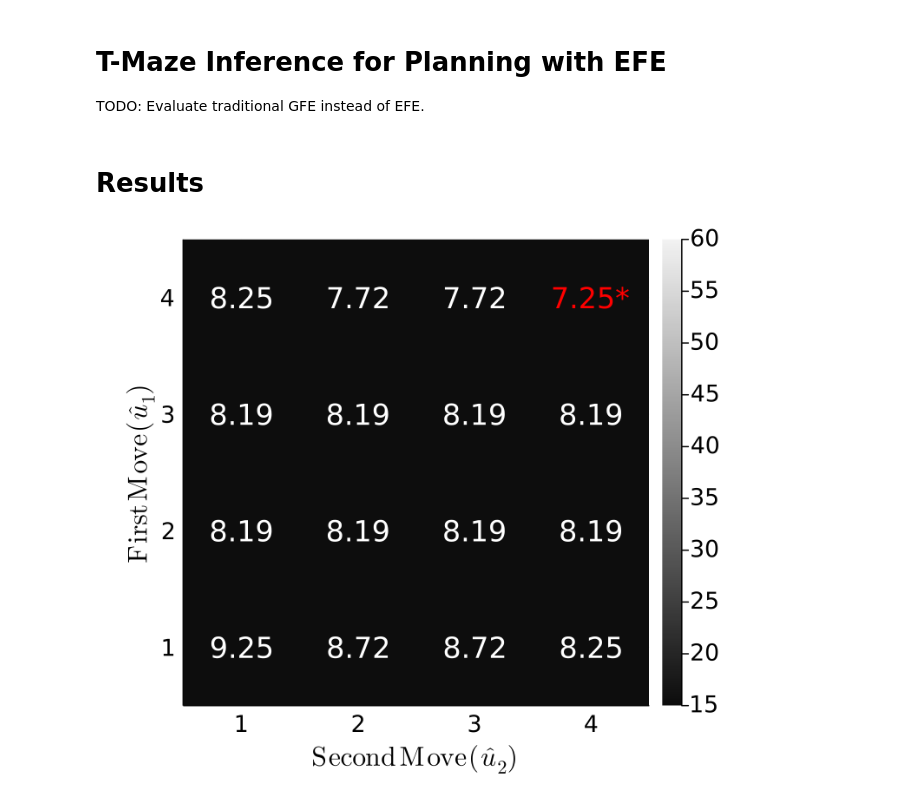
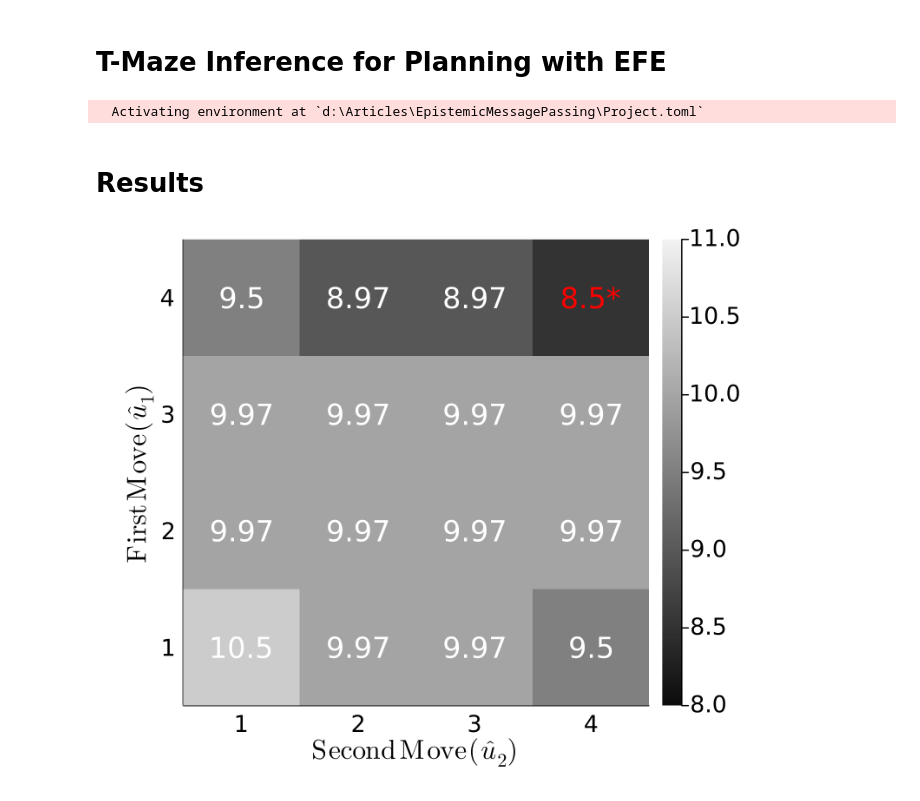
Before and after one commit to biaslab/LAIF, a Jupyter notebook: src/FLSimulations/T-maze_planning_EFE.ipynb, the cells around one changed output. Saved outputs shown, nothing was run; the diff lists cells and outputs as text; code cells hidden in the pictures.

```diff
--- a/src/FLSimulations/T-maze_planning_EFE.ipynb
+++ b/src/FLSimulations/T-maze_planning_EFE.ipynb
@@ -1,7 +1,11 @@
 # %% [markdown]
 # T-Maze Inference for Planning with EFE
-
-TODO: Evaluate traditional GFE instead of EFE.
+# %%
+using Pkg
+Pkg.activate("../..")
+# Pkg.instantiate()
+# %% [output]
+  Activating environment at `d:\Articles\EpistemicMessagePassing\Project.toml`
 # %%
 using LinearAlgebra
 using Plots
@@ -22,12 +26,12 @@ include("agent.jl")
 include("helpers.jl")
 
 (A, B, C, D) = constructABCD(α, c)
-C_t = [ones(16)./16, C] # Goal prior
+C_t = [C, C] # Goal prior sequence
 ;
 # %%
 # GBFE for all policies
 EFE = evaluatePoliciesEFE(A, B, C_t, D)
-plotResults(EFE, clim=(15.0,60.0), dpi=300, highlight=minimum)
+plotResults(EFE, clim=(8.0,11.0), dpi=300, highlight=minimum)
 #savefig("EFE_c_$(c)_a_$(α).png")
 # %% [output]
-[figure, old version]
+[figure, new version]
```
Also changed, not shown: 6 other files.
